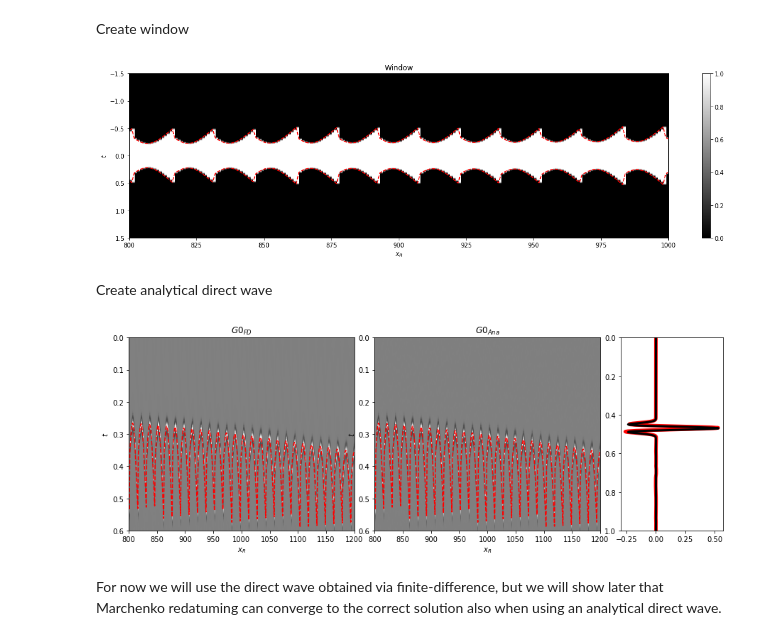
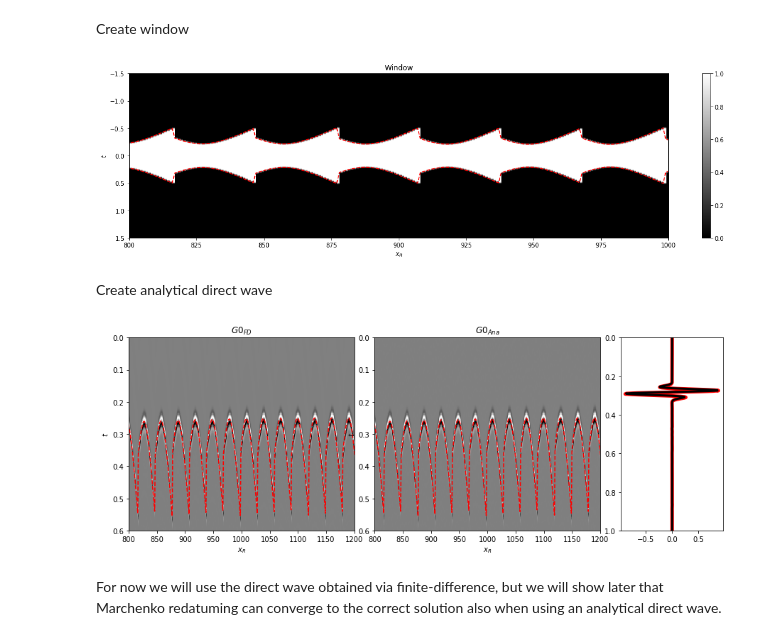
Before and after one commit to DIG-Kaust/MDC-HPC, a Jupyter notebook: Marchenko3D.ipynb, the cells around one changed output. Cells and saved outputs as stored; diff of their text form; code cells hidden in the pictures.

```diff
--- a/Marchenko3D.ipynb
+++ b/Marchenko3D.ipynb
@@ -74,7 +74,7 @@ nsmooth = 10        # time window smoothing
 nfmax = 300         # max frequency for MDC (#samples)
 nstaper = 11        # source/receiver taper lenght
 n_iter = 10         # iterations
-subsampling = 8     # subsampling of src-recs compared to original data
+subsampling = 4     # subsampling of src-recs compared to original data
 displaygeom = False # display geometry
 
 inputfile_aux = '../../data/marchenko/3DMarchenko_auxiliary_2.npz'
@@ -156,10 +156,6 @@ Gsub = np.apply_along_axis(convolve, 0, Gsub, wav, mode='full')
 Gsub = Gsub[wav_c:][:nt]
 G0sub = np.apply_along_axis(convolve, 0, G0sub, wav, mode='full')
 G0sub = G0sub[wav_c:][:nt]
-
-# integrate to go back to monopole source
-Gsub = np.cumsum(Gsub, axis=0)
-G0sub = np.cumsum(G0sub, axis=0)
 # %% [markdown]
 Visualization
 # %%
@@ -262,36 +258,40 @@ ax.axis('tight')
 ax.set_xlim(800, 1000);
 fig.colorbar(im, ax=ax);
 # %% [output]
-[figure, old version]
+[figure, new version]
 # %% [markdown]
 Create analytical direct wave
 # %%
 G0sub_ana = directwave(wav, directVS, nt, dt, nfft=2**11, dist=distVS, kind='3d')
+
+# differentiate to get same as FD modelling
+G0sub_ana = np.diff(G0sub_ana, axis=0)
+G0sub_ana = np.vstack([G0sub_ana, np.zeros(nr)])
 
 fig = plt.figure(figsize=(15,5))
 ax1 = plt.subplot2grid((1, 5), (0, 0), colspan=2)
 ax2 = plt.subplot2grid((1, 5), (0, 2), colspan=2)
 ax3 = plt.subplot2grid((1, 5), (0, 4))
 
 ax1.imshow(G0sub/G0sub.max(), cmap='gray', vmin=-1, vmax=1,
            extent=(0, nr, t[-1], t[0]))
 ax1.set_title(r'$G0_{FD}$'), ax1.set_xlabel(r'$x_R$'), ax1.set_ylabel(r'$t$')
 ax1.plot(np.arange(0, nr), directVS, '--r')
 ax1.axis('tight')
 ax1.set_ylim(.6, 0)
 ax1.set_xlim(800, 1200)
 ax2.imshow(G0sub_ana/G0sub_ana.max(), cmap='gray', vmin=-1, vmax=1,
            extent=(0, nr, t[-1], t[0]))
 ax2.set_title(r'$G0_{Ana}$'), ax2.set_xlabel(r'$x_R$'), ax2.set_ylabel(r'$t$')
 ax2.plot(np.arange(0, nr), directVS, '--r')
 ax2.axis('tight')
 ax2.set_ylim(.6, 0)
 ax2.set_xlim(800, 1200)
 ax3.plot(G0sub[:, nr//2-10]/G0sub.max(), t, 'r', lw=5)
 ax3.plot(G0sub_ana[:, nr//2-10]/G0sub_ana.max(), t, 'k', lw=3)
 ax3.set_ylim(1., 0);
 # %% [output]
-[figure, old version]
+[figure, new version]
 # %% [markdown]
 For now we will use the direct wave obtained via finite-difference, but we will show later that Marchenko redatuming can converge to the correct solution also when using an analytical direct wave.
 # %% [markdown]
```
Also changed, not shown: parts of 9 cells of this notebook.
